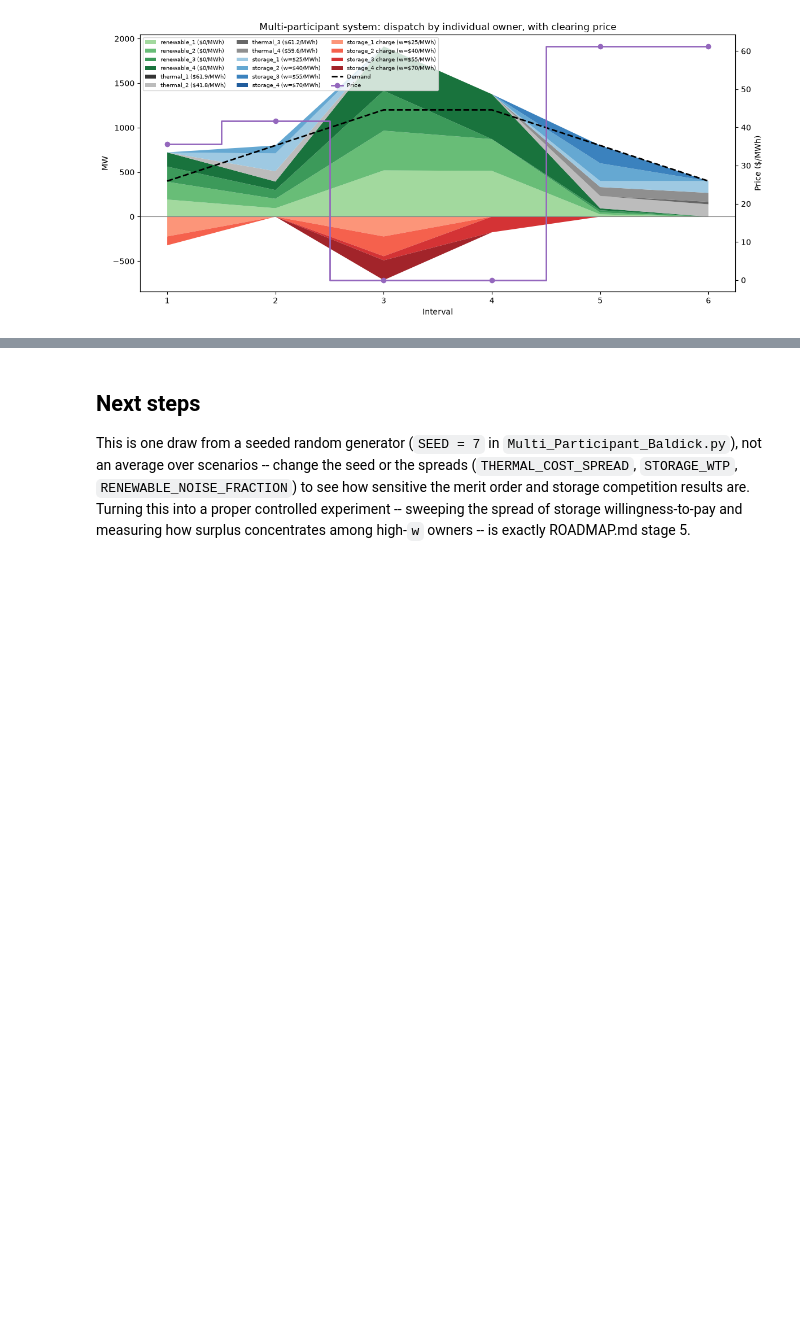
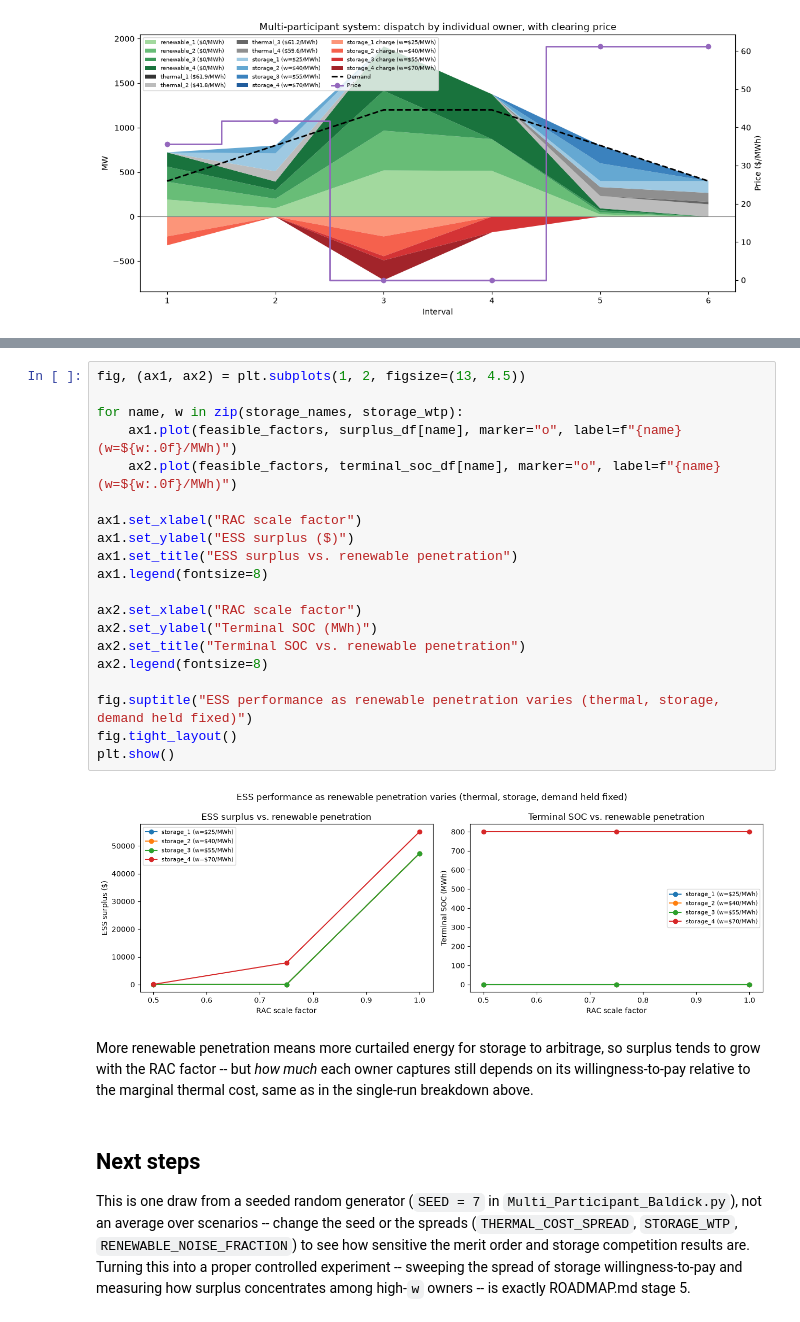
Before and after one commit to ccanoyrac/ESS-equivalent-bids-from-SOC-DA-market, a Jupyter notebook: Code/notebooks/Multi_Participant_Baldick.ipynb, the cells around one changed output, grey strips where cells are left out. Drawn from its saved outputs; the diff is of its cells as text; blank space fills up the shorter version.

```diff
--- a/Code/notebooks/Multi_Participant_Baldick.ipynb
+++ b/Code/notebooks/Multi_Participant_Baldick.ipynb
@@ -262,3 +316,30 @@ plt.show()
+# %%
+fig, (ax1, ax2) = plt.subplots(1, 2, figsize=(13, 4.5))
+
+for name, w in zip(storage_names, storage_wtp):
+    ax1.plot(feasible_factors, surplus_df[name], marker="o", label=f"{name} (w=${w:.0f}/MWh)")
+    ax2.plot(feasible_factors, terminal_soc_df[name], marker="o", label=f"{name} (w=${w:.0f}/MWh)")
+
+ax1.set_xlabel("RAC scale factor")
+ax1.set_ylabel("ESS surplus ($)")
+ax1.set_title("ESS surplus vs. renewable penetration")
+ax1.legend(fontsize=8)
+
+ax2.set_xlabel("RAC scale factor")
+ax2.set_ylabel("Terminal SOC (MWh)")
+ax2.set_title("Terminal SOC vs. renewable penetration")
+ax2.legend(fontsize=8)
+
+fig.suptitle("ESS performance as renewable penetration varies (thermal, storage, demand held fixed)")
+fig.tight_layout()
+plt.show()
+# %% [output]
+[figure, added]
+# %% [markdown]
+More renewable penetration means more curtailed energy for storage to arbitrage,
+so surplus tends to grow with the RAC factor -- but *how much* each owner captures still
+depends on its willingness-to-pay relative to the marginal thermal cost, same as in the
+single-run breakdown above.
 # %% [markdown]
 ## Next steps
 
```
Also changed, not shown: parts of 2 cells of this notebook, 1 other file.
